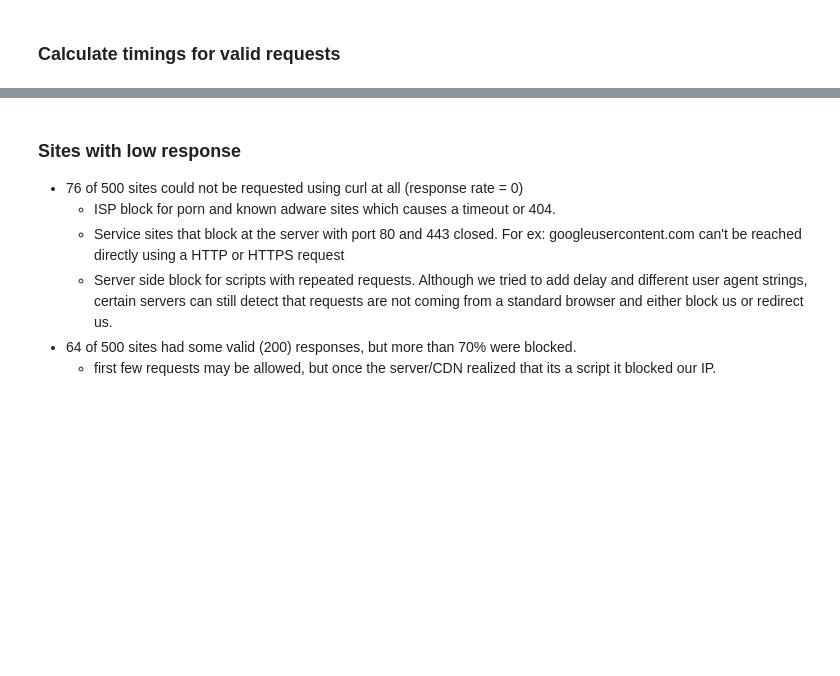
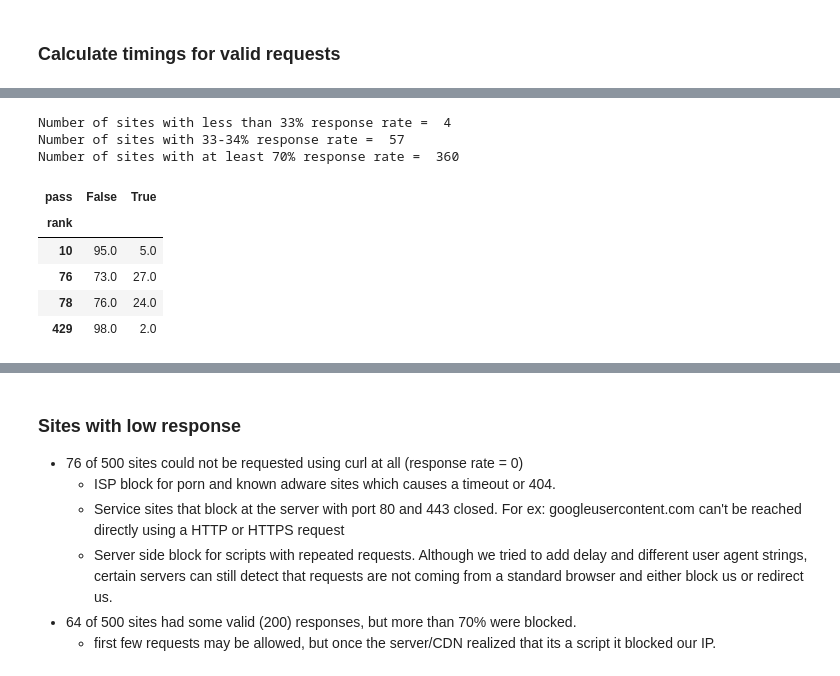
Before and after one commit to shahifaqeer/cdn-analysis, a Jupyter notebook: PageDownloadTimingAnalysis.ipynb, the cells around one changed output, grey strips where cells are left out. Saved outputs shown, nothing was run; the diff lists cells and outputs as text; code cells hidden in the pictures; blank space fills up the shorter version.

```diff
--- a/PageDownloadTimingAnalysis.ipynb
+++ b/PageDownloadTimingAnalysis.ipynb
@@ -218,0 +233,18 @@ df_temp = df.groupby(['rank', 'response_code'])['url_effective'].count().reset_i
+# %%
+print("Number of sites with less than 33% response rate = ", len(df_pivot[df_pivot[True]<33]))
+print("Number of sites with 33-34% response rate = ", len(df_pivot[ (df_pivot[True]>=33) & (df_pivot[True]<=34) ]))
+# between 33-43% only 33-34% sites. next site with 44% response rate.
+print("Number of sites with at least 70% response rate = ", len(df_pivot[df_pivot[True]>70]))
+# %% [output]
+Number of sites with less than 33% response rate =  4
+Number of sites with 33-34% response rate =  57
+Number of sites with at least 70% response rate =  360
+# %%
+df_pivot[df_pivot[True]<33]
+# %% [output]
+| pass | False | True |
+| rank |  |  |
+| 10 | 95.0 | 5.0 |
+| 76 | 73.0 | 27.0 |
+| 78 | 76.0 | 24.0 |
+| 429 | 98.0 | 2.0 |
```
Also changed, not shown: parts of 7 cells of this notebook, 1 other file.
